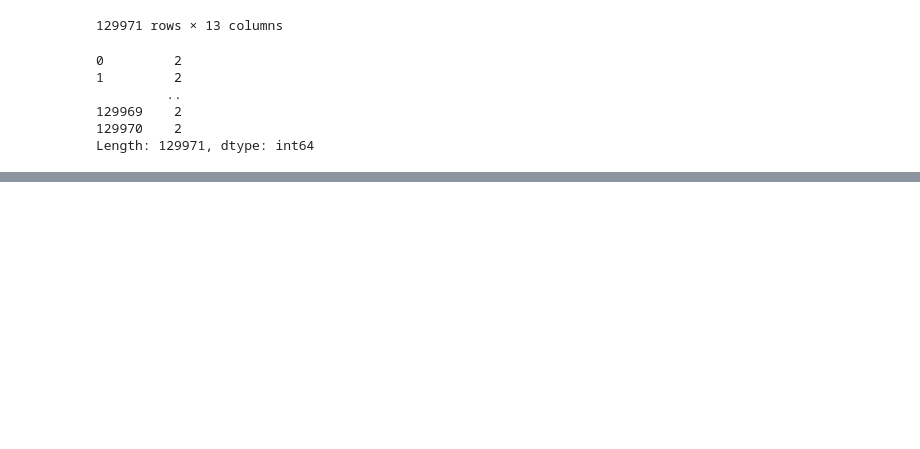
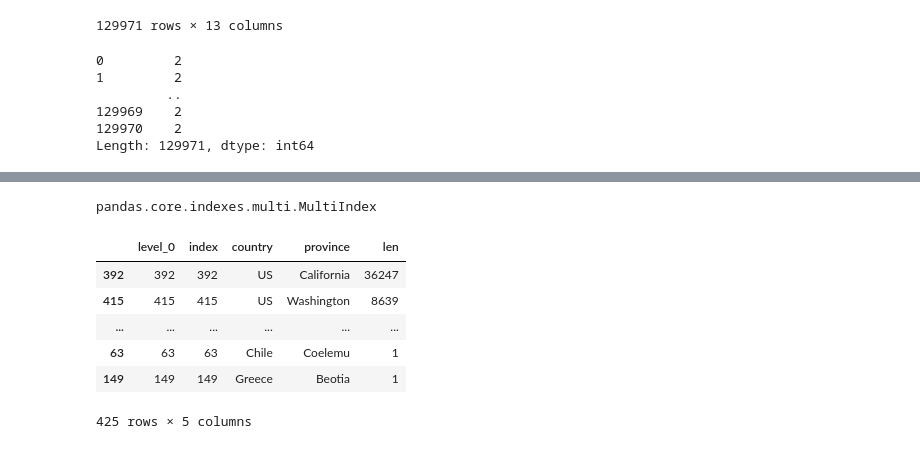
Before and after one commit to thomasGR9/kaggle_learning, a Jupyter notebook: Pandas/Pandas_Lessons.ipynb, the cells around one changed output, grey strips where cells are left out. Cells and saved outputs as stored; diff of their text form; code cells hidden in the pictures; blank space fills up the shorter version.

```diff
--- a/Pandas/Pandas_Lessons.ipynb
+++ b/Pandas/Pandas_Lessons.ipynb
@@ -549,0 +611,3 @@ Length: 129971, dtype: int64
+# %%
+countries_reviewed = reviews.groupby(['country', 'province']).description.agg([len])
+countries_reviewed
@@ -549,0 +623,15 @@ Length: 129971, dtype: int64
+# %%
+type(countries_reviewed.index)
+# %% [output]
+pandas.core.indexes.multi.MultiIndex
+# %%
+countries_reviewed = countries_reviewed.reset_index()
+countries_reviewed.sort_values(by='len', ascending=False)
+# %% [output]
+|  | level_0 | index | country | province | len |
+| 392 | 392 | 392 | US | California | 36247 |
+| 415 | 415 | 415 | US | Washington | 8639 |
+| ... | ... | ... | ... | ... | ... |
+| 63 | 63 | 63 | Chile | Coelemu | 1 |
+| 149 | 149 | 149 | Greece | Beotia | 1 |
+425 rows × 5 columns
```
Also changed, not shown: parts of 24 cells of this notebook.
